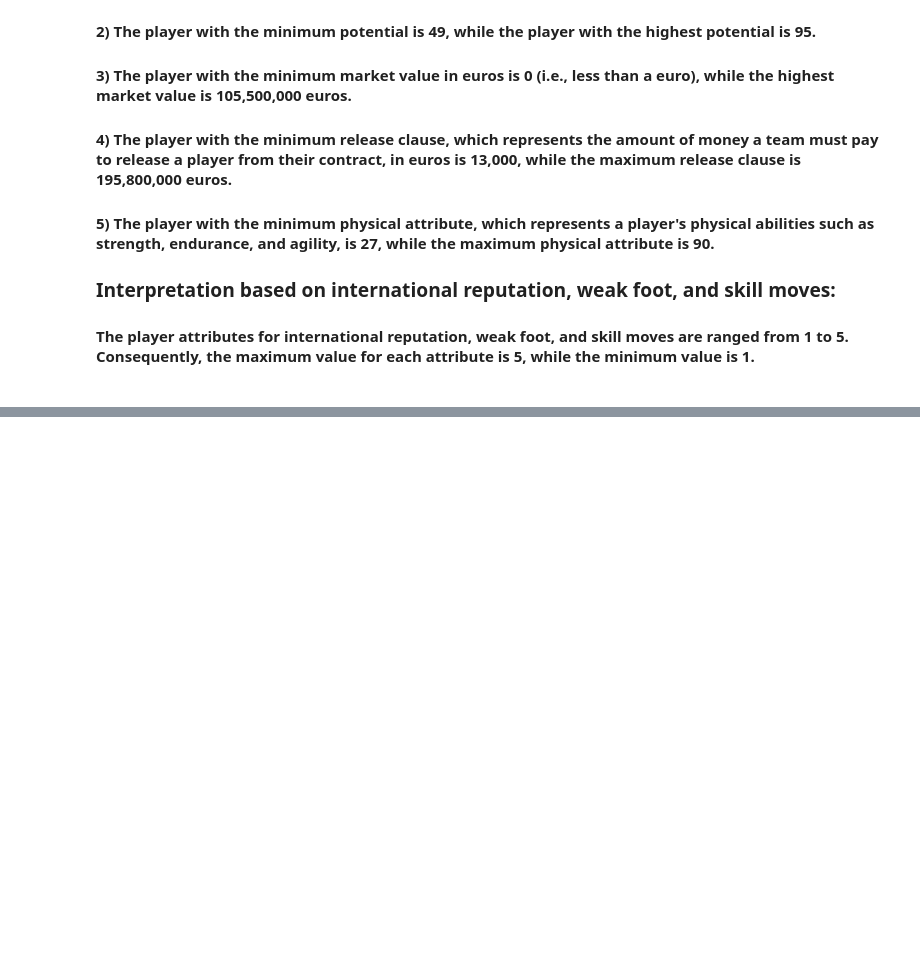
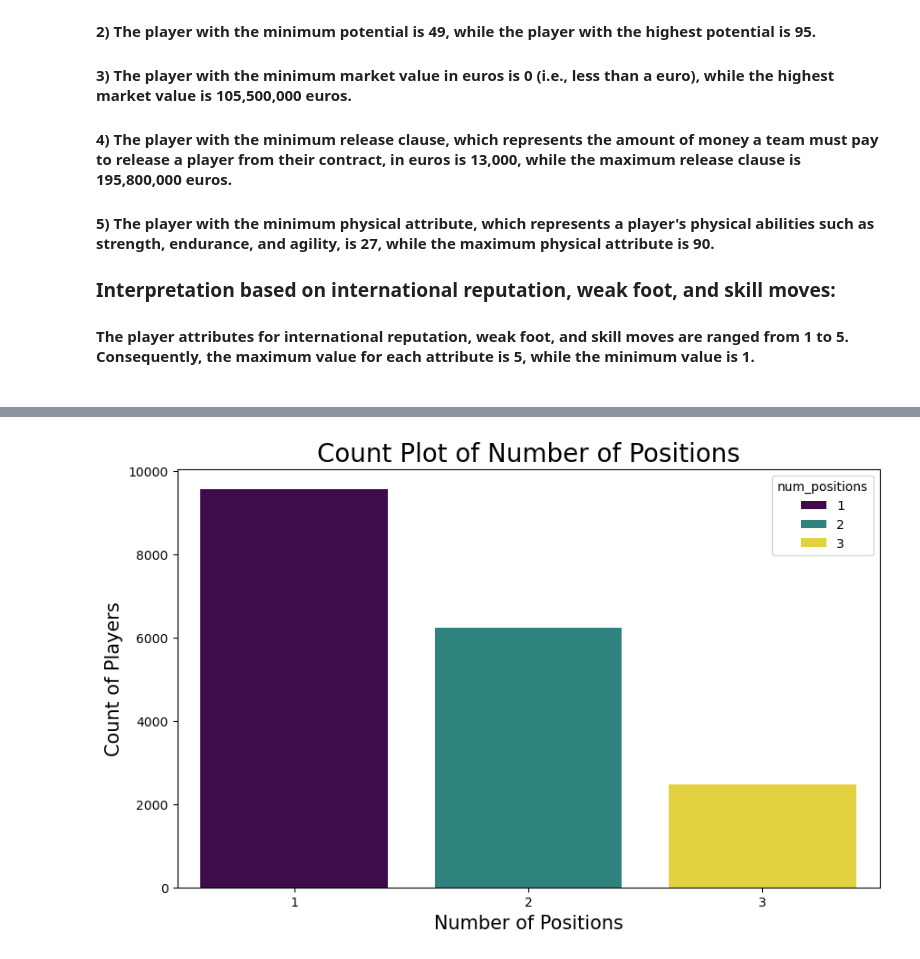
Before and after one commit to SweetyDhas/Projects, a Jupyter notebook: Fifa20/Fifa20.ipynb, the cells around one changed output, grey strips where cells are left out. Cells and saved outputs as stored; diff of their text form; code cells hidden in the pictures; blank space fills up the shorter version.

```diff
--- a/Fifa20/Fifa20.ipynb
+++ b/Fifa20/Fifa20.ipynb
@@ -457,0 +493,12 @@ Text(0, 0.5, 'Frequency')
+# %%
+# Creating a countplot for the players who are able to play on different types of positions
+data['num_positions'] = data['player_positions'].str.split(',').apply(len)
+# Create a count plot for the number of positions
+plt.figure(figsize=(10, 6))
+sns.countplot(x='num_positions', data=data, hue = 'num_positions', palette = 'viridis')
+plt.title('Count Plot of Number of Positions', fontsize=20)
+plt.xlabel('Number of Positions', fontsize=15)
+plt.ylabel('Count of Players', fontsize=15)
+plt.show()
+# %% [output]
+[figure, added]
```
Also changed, not shown: parts of 8 cells of this notebook.
